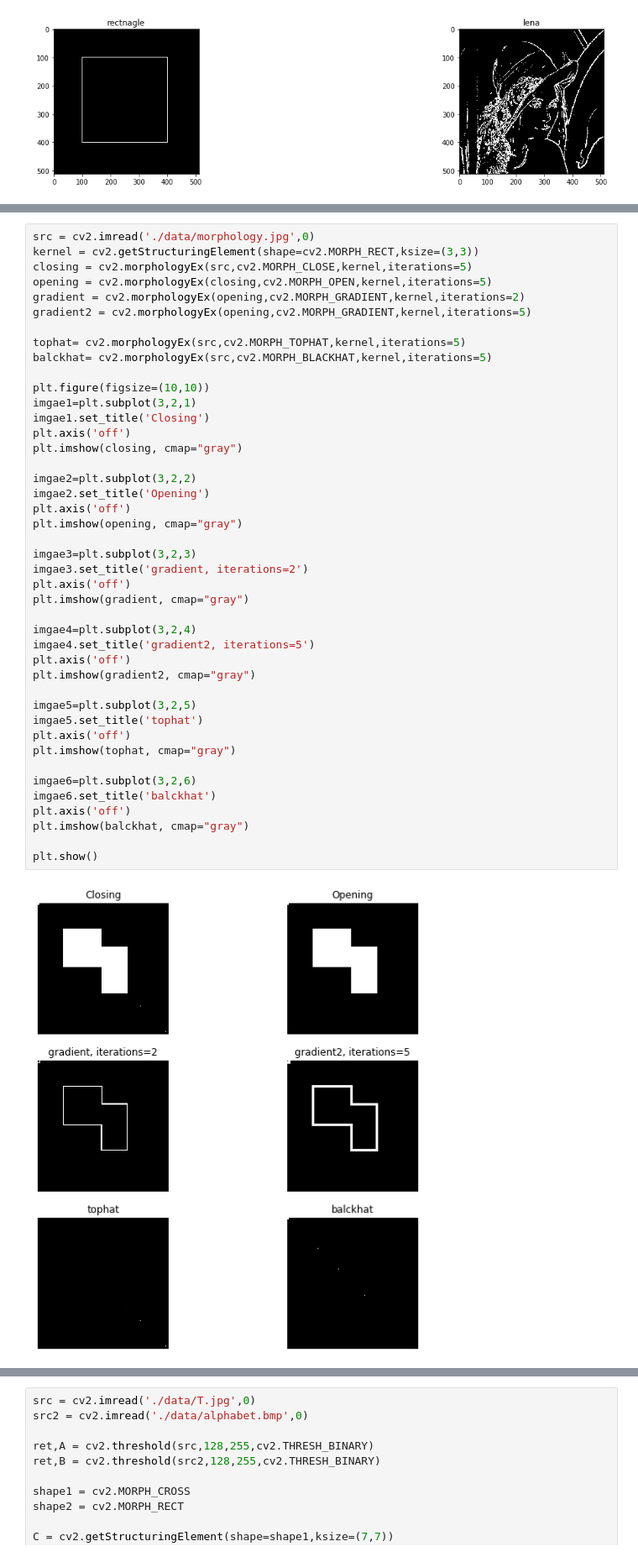
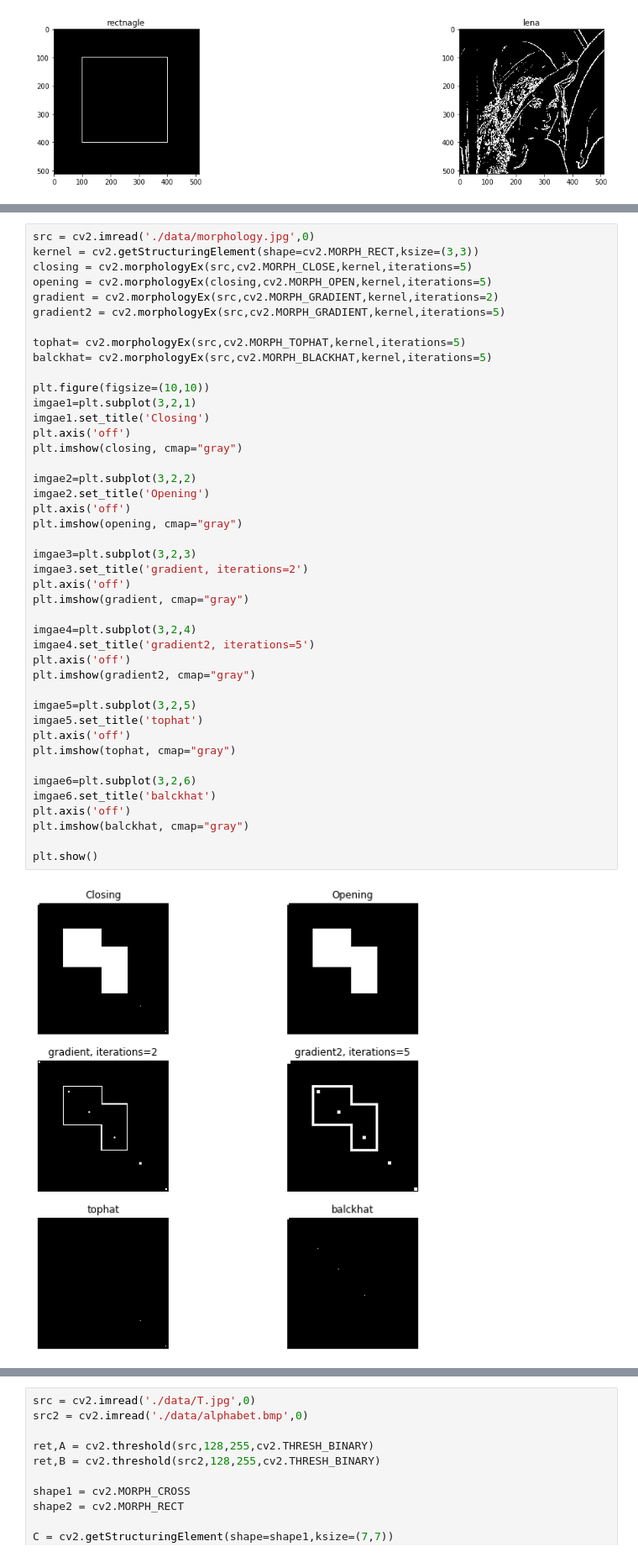
Before and after one commit to wjddyd66/OpenCV, a Jupyter notebook: Ch05.ipynb, the cells around one changed output, grey strips where cells are left out. Shown at 84% size. Drawn from its saved outputs; the diff is of its cells as text.

```diff
--- a/Ch05.ipynb
+++ b/Ch05.ipynb
@@ -906,8 +1270,8 @@ src = cv2.imread('./data/morphology.jpg',0)
 kernel = cv2.getStructuringElement(shape=cv2.MORPH_RECT,ksize=(3,3))
 closing = cv2.morphologyEx(src,cv2.MORPH_CLOSE,kernel,iterations=5)
 opening = cv2.morphologyEx(closing,cv2.MORPH_OPEN,kernel,iterations=5)
-gradient = cv2.morphologyEx(opening,cv2.MORPH_GRADIENT,kernel,iterations=2)
-gradient2 = cv2.morphologyEx(opening,cv2.MORPH_GRADIENT,kernel,iterations=5)
+gradient = cv2.morphologyEx(src,cv2.MORPH_GRADIENT,kernel,iterations=2)
+gradient2 = cv2.morphologyEx(src,cv2.MORPH_GRADIENT,kernel,iterations=5)
 
 tophat= cv2.morphologyEx(src,cv2.MORPH_TOPHAT,kernel,iterations=5)
 balckhat= cv2.morphologyEx(src,cv2.MORPH_BLACKHAT,kernel,iterations=5)
@@ -918,31 +1282,31 @@ imgae1.set_title('Closing')
 plt.axis('off')
 plt.imshow(closing, cmap="gray")
 
 imgae2=plt.subplot(3,2,2)
 imgae2.set_title('Opening')
 plt.axis('off')
 plt.imshow(opening, cmap="gray")
 
 imgae3=plt.subplot(3,2,3)
 imgae3.set_title('gradient, iterations=2')
 plt.axis('off')
 plt.imshow(gradient, cmap="gray")
 
 imgae4=plt.subplot(3,2,4)
 imgae4.set_title('gradient2, iterations=5')
 plt.axis('off')
 plt.imshow(gradient2, cmap="gray")
 
 imgae5=plt.subplot(3,2,5)
 imgae5.set_title('tophat')
 plt.axis('off')
 plt.imshow(tophat, cmap="gray")
 
 imgae6=plt.subplot(3,2,6)
 imgae6.set_title('balckhat')
 plt.axis('off')
 plt.imshow(balckhat, cmap="gray")
 
 plt.show()
 # %% [output]
-[figure, old version]
+[figure, new version]
```
Also changed, not shown: parts of 40 cells of this notebook.
